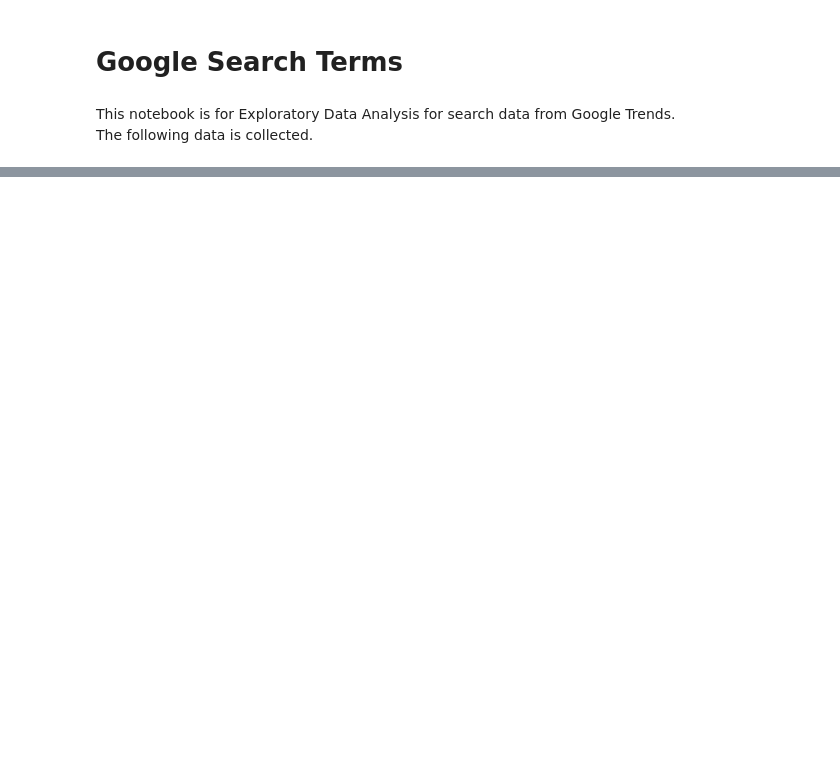
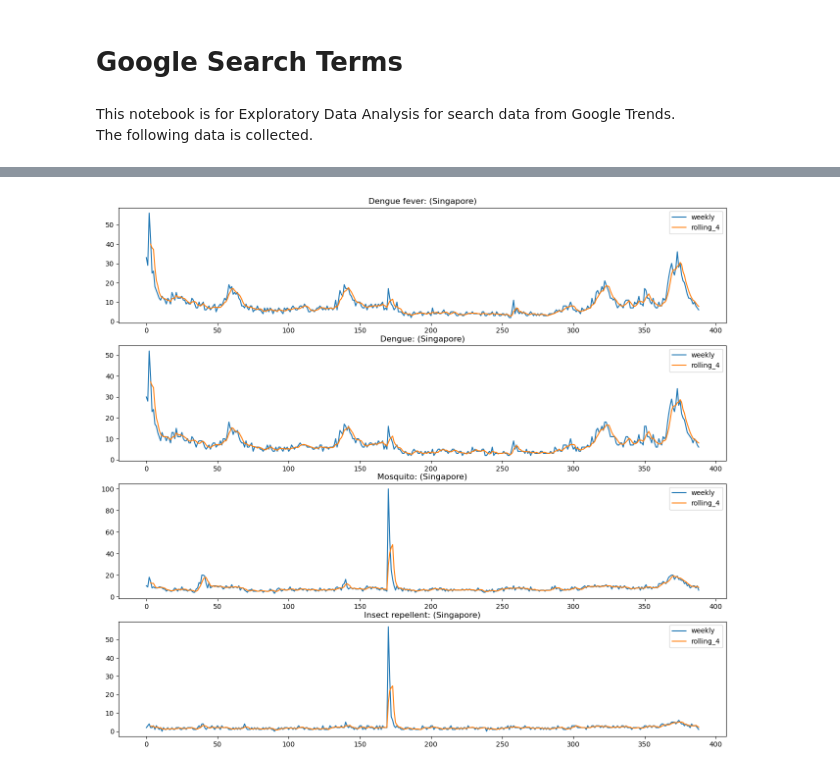
Before and after one commit to PLJX-2022/GA_project4_PredictDengueCases, a Jupyter notebook: codes/eda_zm.ipynb, the cells around one changed output, grey strips where cells are left out. Cells and saved outputs as stored; diff of their text form; code cells hidden in the pictures; blank space fills up the shorter version.

```diff
--- a/codes/eda_zm.ipynb
+++ b/codes/eda_zm.ipynb
@@ -29,0 +189,11 @@ plt.plot(df['Week'], df.iloc[:,1:] )
+# %%
+# compare rolling_4 and actual weekly
+title_list = ['Dengue fever: (Singapore)', 'Dengue: (Singapore)', 'Mosquito: (Singapore)', 'Insect repellent: (Singapore)']
+fig, axes = plt.subplots(nrows=4, figsize=(16,14))
+for i, col_name in enumerate(title_list):
+    axes[i].plot(df[col_name]);
+    axes[i].plot(df[col_name].rolling(4).mean());
+    axes[i].legend(['weekly','rolling_4'])
+    axes[i].title.set_text(col_name)
+# %% [output]
+[figure, added]
```
Also changed, not shown: parts of 76 cells of this notebook, 2 other files.
